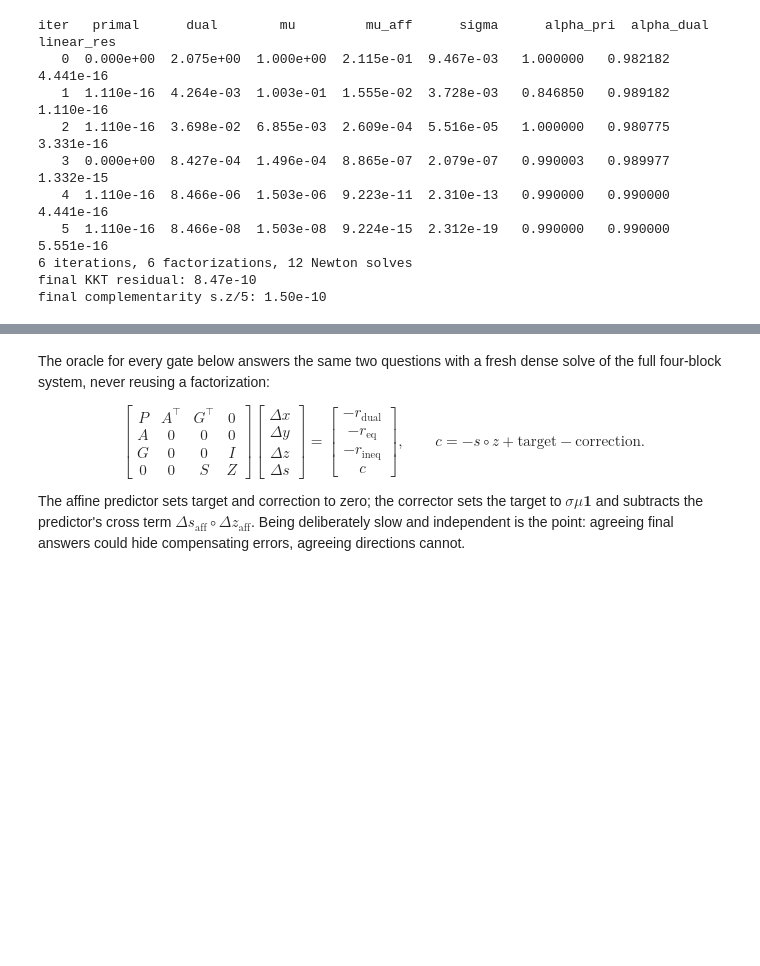
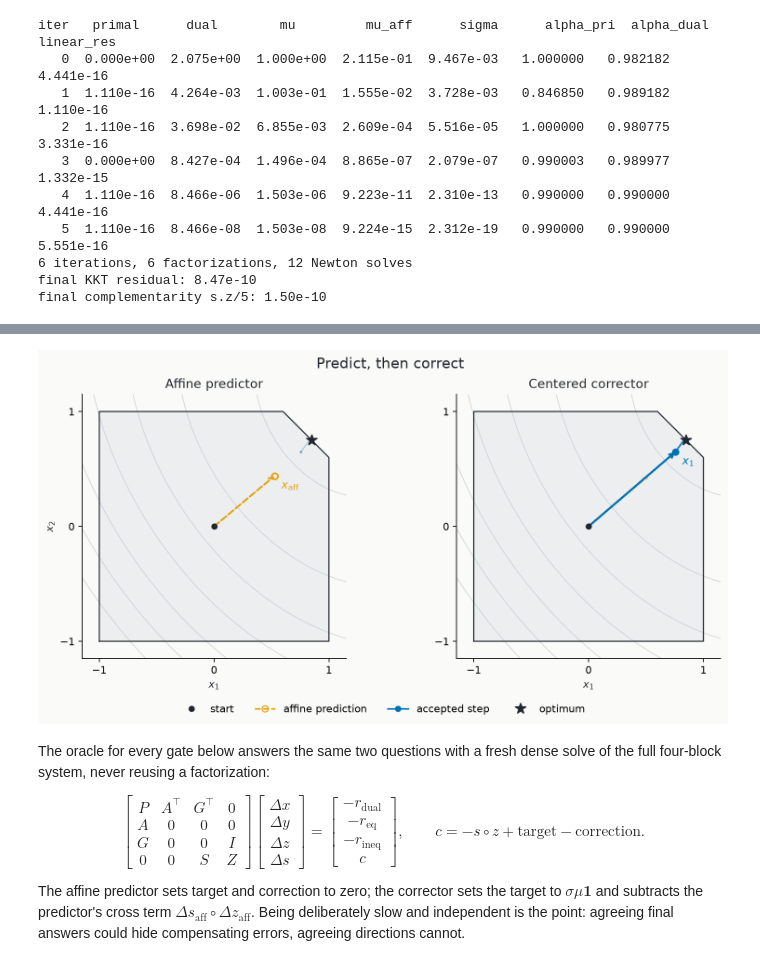
Before and after one commit to DLinC3/Infeasible-Mehrotra-Predictor-Corrector-IPM, a Jupyter notebook: central_path.ipynb, the cells around one changed output, grey strips where cells are left out. Saved outputs shown, nothing was run; the diff lists cells and outputs as text; code cells hidden in the pictures; blank space fills up the shorter version.

Commit message:
figures: show predictor and corrector

```diff
--- a/central_path.ipynb
+++ b/central_path.ipynb
@@ -8,7 +8,10 @@ actually go once the predictor has measured how much complementarity survives
 claim against an independent full-system reference.
 # %%
 import fractions
+from pathlib import Path
 
+import matplotlib
+import matplotlib.pyplot as plt
 import numpy as np
 from numpy.testing import assert_allclose
 import osqp
@@ -24,6 +27,15 @@ import barrierqp
 
 assert jnp.ones(1).dtype == jnp.float64
 np.set_printoptions(precision=9, suppress=True)
+
+matplotlib.rcParams.update({
+    "font.family": "DejaVu Sans",  # matplotlib's bundled font: identical rendering everywhere
+    "axes.spines.top": False,
+    "axes.spines.right": False,
+    "axes.linewidth": 0.8,
+})
+INK, BLUE, ORANGE = "#23272F", "#0072B2", "#E69F00"   # ink / accepted / affine
+FILL, GRID, CANVAS = "#ECEEF0", "#C9CDD2", "#FAFAF8"  # neutral fill / grid / canvas
 # %% [markdown]
 The fixture is a pentagon: the square $-1 \le x_1, x_2 \le 1$ cut by
 $0.625\,(x_1 + x_2) \le 1$. The quadratic objective is chosen so the optimum
@@ -99,3 +118,85 @@ final complementarity s.z/5: 1.50e-10
+# %%
+Path("assets").mkdir(exist_ok=True)
+
+# Every plotted coordinate is reconstructed from the recorded trace.
+x0 = x_path[0]
+x_aff = x0 + np.asarray(trace.alpha_aff_primal)[0] * np.asarray(trace.dx_aff)[0]
+x1 = x_path[1]
+obj = 0.5 * np.einsum("ki,ij,kj->k", x_path, P, x_path) + x_path @ q
+obj_star = 0.5 * x_star @ P @ x_star + q @ x_star
+
+assert np.array_equal(x0, np.asarray(trace.x)[0]) and np.all(x0 == 0.0)
+assert np.allclose(x1, x0 + np.asarray(trace.alpha_primal)[0] * np.asarray(trace.dx)[0])
+assert_allclose(x_aff, [0.525971223, 0.438633094], atol=1e-6)  # measured baseline
+assert_allclose(x1, [0.755729830, 0.648459382], atol=1e-6)
+assert np.max(np.abs(x_path[-1] - x_star)) < 1e-6
+assert np.all(G @ x_path.T <= h[:, None] + 1e-9)  # every accepted point stays feasible
+assert np.all(np.diff(obj - obj_star) < 0) and obj[-1] - obj_star < 1e-8
+assert N == 6
+
+# The polygon corners are measured from adjacent active constraint pairs.
+corner_rows = [(3, 4), (0, 4), (0, 2), (2, 1), (1, 3)]
+verts = np.array([np.linalg.solve(G[list(p)], h[list(p)]) for p in corner_rows])
+assert np.all(G @ verts.T <= h[:, None] + 1e-9)
+
+fig, (axL, axR) = plt.subplots(1, 2, figsize=(12, 5), dpi=160, facecolor=CANVAS)
+xx, yy = np.meshgrid(np.linspace(-1.15, 1.15, 240), np.linspace(-1.15, 1.15, 240))
+ff = (0.5 * (P[0, 0] * xx**2 + 2 * P[0, 1] * xx * yy + P[1, 1] * yy**2)
+      + q[0] * xx + q[1] * yy)
+for ax, title in ((axL, "Affine predictor"), (axR, "Centered corrector")):
+    ax.set_facecolor(CANVAS)
+    ax.contour(xx, yy, ff, levels=np.linspace(obj_star + 0.3, 5.8, 7),
+               colors=GRID, linewidths=0.6, linestyles="solid")
+    ax.fill(verts[:, 0], verts[:, 1], color=FILL, zorder=1.5)
+    ax.plot(np.append(verts[:, 0], verts[0, 0]), np.append(verts[:, 1], verts[0, 1]),
+            color=INK, lw=1.1, zorder=2)
+    # the accepted central path after the first step, for orientation only
+    ax.plot(x_path[1:, 0], x_path[1:, 1], ".-", color=BLUE, lw=0.9, ms=3.5,
+            alpha=0.35, zorder=3)
+    ax.plot(*x0, "o", color=INK, ms=5, zorder=5)
+    ax.plot(*x_star, "*", color=INK, ms=11, zorder=5)
+    ax.set_title(title, color=INK, fontsize=12)
+    ax.set_xlabel("$x_1$", color=INK)
+    ax.set_xticks([-1, 0, 1])
+    ax.set_yticks([-1, 0, 1])
+    ax.set_xlim(-1.15, 1.15)
+    ax.set_ylim(-1.15, 1.15)
+    ax.set_aspect("equal")
+axL.set_ylabel("$x_2$", color=INK)
+
+affine_arrow = dict(arrowstyle="->", color=ORANGE, lw=1.7, linestyle="--",
+                    shrinkA=0, shrinkB=0)
+axL.annotate("", xy=x_aff, xytext=x0, arrowprops=affine_arrow)
+axL.plot(*x_aff, "o", mfc="none", mec=ORANGE, ms=6, mew=1.5, zorder=5)
+axL.text(x_aff[0] + 0.06, x_aff[1] - 0.11, r"$x_{\mathrm{aff}}$",
+         color=ORANGE, fontsize=11)
+
+axR.annotate("", xy=x_aff, xytext=x0,
+             arrowprops=dict(affine_arrow, alpha=0.3))  # the prediction, now a ghost
+axR.annotate("", xy=x1, xytext=x0,
+             arrowprops=dict(arrowstyle="->", color=BLUE, lw=2.0, shrinkA=0, shrinkB=0))
+axR.plot(*x1, "o", color=BLUE, ms=6, zorder=5)
+axR.text(x1[0] + 0.06, x1[1] - 0.11, r"$x_1$", color=BLUE, fontsize=11)
+for k in range(1, N):  # the remaining accepted path, with decreasing emphasis
+    ax_alpha = float(np.linspace(0.85, 0.3, N - 1)[k - 1])
+    axR.plot(x_path[k:k + 2, 0], x_path[k:k + 2, 1], ".-", color=BLUE,
+             lw=1.6, ms=4, alpha=ax_alpha, zorder=4)
+
+fig.legend(handles=[
+    plt.Line2D([], [], marker="o", color=INK, ls="none", ms=5, label="start"),
+    plt.Line2D([], [], color=ORANGE, ls="--", marker="o", mfc="none", ms=6,
+               label="affine prediction"),
+    plt.Line2D([], [], color=BLUE, marker="o", ms=5, label="accepted step"),
+    plt.Line2D([], [], marker="*", color=INK, ls="none", ms=11, label="optimum"),
+], loc="lower center", ncol=4, frameon=False)
+fig.suptitle("Predict, then correct", color=INK, fontsize=14)
+fig.subplots_adjust(bottom=0.17, top=0.88, wspace=0.18)
+fig.savefig("assets/predict_correct.png", dpi=160, bbox_inches="tight",
+            facecolor=CANVAS, metadata={"Software": "barrierQP"})
+display(fig)
+plt.close(fig)
+# %% [output]
+[figure, added]
 # %% [markdown]
 The oracle for every gate below answers the same two questions with a fresh
 dense solve of the full four-block system, never reusing a factorization:
```
Also changed, not shown: parts of 3 cells of this notebook, 2 other files.
